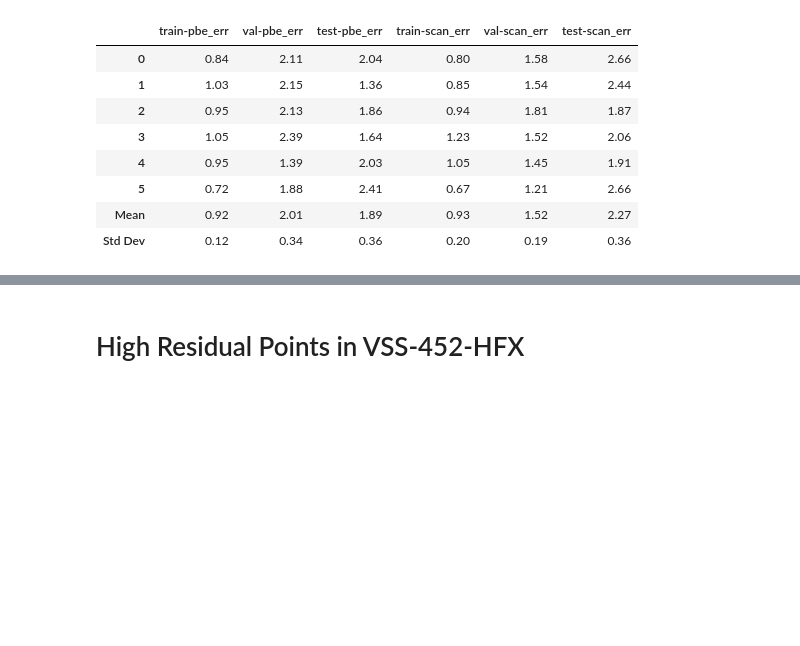
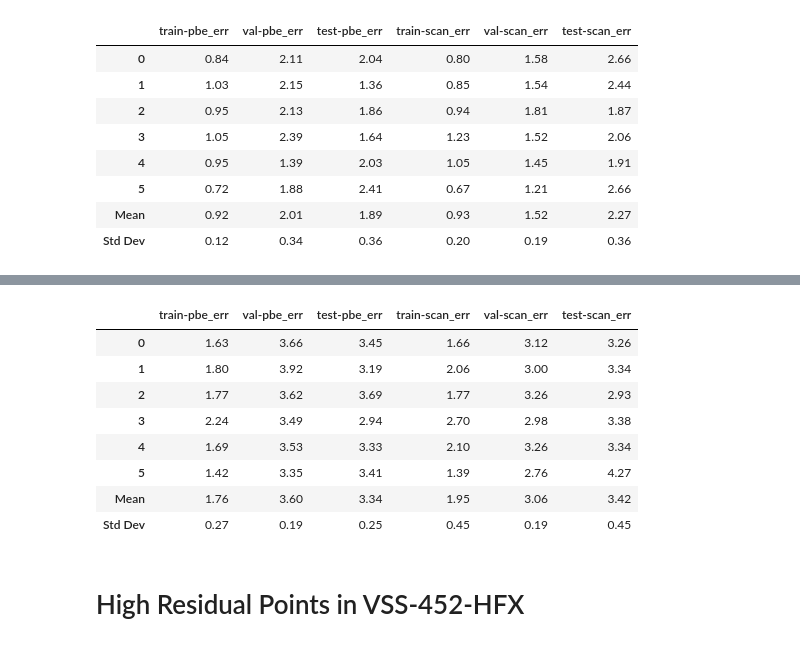
Before and after one commit to hjkgrp/hfx_rec, a Jupyter notebook: ml_training/DF-BP Assessment.ipynb, the cells around one changed output, grey strips where cells are left out. Drawn from its saved outputs; the diff is of its cells as text; code cells hidden in the pictures; blank space fills up the shorter version.

```diff
--- a/ml_training/DF-BP Assessment.ipynb
+++ b/ml_training/DF-BP Assessment.ipynb
@@ -387,3 +387,84 @@ pd.concat([energy_df, mean_row, std_row])
 | 5 | 0.72 | 1.88 | 2.41 | 0.67 | 1.21 | 2.66 |
 | Mean | 0.92 | 2.01 | 1.89 | 0.93 | 1.52 | 2.27 |
 | Std Dev | 0.12 | 0.34 | 0.36 | 0.20 | 0.19 | 0.36 |
+# %%
+#get errors when points with HFX predictions near 0% or near 100% are omitted
+
+#all points with predicted HFX lower than lb or higher than hb will be filtered out
+lb = 10
+ub = 90
+
+energy_df = pd.DataFrame(index=runs, columns=['train-pbe_err', 'val-pbe_err', 'test-pbe_err', 'train-scan_err', 'val-scan_err', 'test-scan_err'])
+
+base_functional = 'pbe0' #'b3lyp', 'pbe0', 'scan0'
+
+train_pbe, train_scan = [0, 0, 0, 0, 0, 0], [0, 0, 0, 0, 0, 0]
+val_pbe, val_scan = [0, 0, 0, 0, 0, 0], [0, 0, 0, 0, 0, 0]
+test_pbe, test_scan = [0, 0, 0, 0, 0, 0], [0, 0, 0, 0, 0, 0]
+
+for run in trange(6):
+    for split in ['train', 'val', 'test']:
+        pred_df = pd.read_csv('DF-BP/' + base_functional + '_opt' + str(run) + '/BP_predictions_hyperparams-' + split + '.csv').set_index('Unnamed: 0')
+        if split == 'test':
+            dataset = 'csd'
+        else:
+            dataset = 'vss'
+
+        if dataset == 'csd':
+            df = csd_76
+            sse_df = csd_sse_df
+            hfx_df = csd_hfx_df
+        elif dataset == 'vss':
+            df = vss_452
+            sse_df = vss_sse_df
+            hfx_df = vss_hfx_df
+
+        pbe_errors = []
+        scan_errors = []
+
+        for struct in pred_df.index.to_list():
+            if dataset == 'csd':
+                reference = csd_76.loc[struct]['dlpno-CCSD_T.vertsse']
+            elif dataset == 'vss':
+                reference = vss_452.loc[struct]['dlpno-CCSD_T.vertsse']
+            else:
+                raise ValueError('Provide a proper reference')
+            pbe_energy = pred_energy(struct, 'pbe', dataset, pred_df)
+            if pbe_energy is not None:
+                #seeing how errors change when structures with high/low predictions are removed
+                if pred_df.loc[struct]['PBE Prediction'] > ub or pred_df.loc[struct]['PBE Prediction'] < lb:
+                    if split == 'train':
+                        train_pbe[run] = train_pbe[run] + 1
+                    elif split == 'val':
+                        val_pbe[run] = val_pbe[run] + 1
+                    else:
+                        test_pbe[run] = test_pbe[run] + 1
+                    continue
+                pbe_errors.append(reference - pbe_energy)
+            scan_energy = pred_energy(struct, 'scan', dataset, pred_df)
+            if scan_energy is not None:
+                #seeing how errors change when structures with high/low predictions are removed
+                if pred_df.loc[struct]['SCAN Prediction'] > ub or pred_df.loc[struct]['SCAN Prediction'] < lb:
+                    if split == 'train':
+                        train_scan[run] = train_scan[run] + 1
+                    elif split == 'val':
+                        val_scan[run] = val_scan[run] + 1
+                    else:
+                        test_scan[run] = test_scan[run] + 1
+                    continue
+                scan_errors.append(reference-scan_energy)
+
+        len(pbe_errors), len(scan_errors)
+        energy_df[split + '-pbe_err'][run] = np.mean(np.abs(np.array(pbe_errors)))
+        energy_df[split + '-scan_err'][run] = np.mean(np.abs(np.array(scan_errors)))
+
+print(f'The average train structs omitted is {np.mean(train_pbe)}, {np.mean(train_scan)} for PBE, SCAN')
+print(f'The average val structs omitted is {np.mean(val_pbe)}, {np.mean(val_scan)} for PBE, SCAN')
+print(f'The average test structs omitted is {np.mean(test_pbe)}, {np.mean(test_scan)} for PBE, SCAN')
+
+mean_row = energy_df.mean().to_frame().T
+std_row = energy_df.std().to_frame().T
+mean_row.index = ['Mean']
+std_row.index = ['Std Dev']
+pd.concat([energy_df, mean_row, std_row])
+# %% [output]
@@ -390,3 +474,12 @@ pd.concat([energy_df, mean_row, std_row])
+|  | train-pbe_err | val-pbe_err | test-pbe_err | train-scan_err | val-scan_err | test-scan_err |
+| 0 | 1.63 | 3.66 | 3.45 | 1.66 | 3.12 | 3.26 |
+| 1 | 1.80 | 3.92 | 3.19 | 2.06 | 3.00 | 3.34 |
+| 2 | 1.77 | 3.62 | 3.69 | 1.77 | 3.26 | 2.93 |
+| 3 | 2.24 | 3.49 | 2.94 | 2.70 | 2.98 | 3.38 |
+| 4 | 1.69 | 3.53 | 3.33 | 2.10 | 3.26 | 3.34 |
+| 5 | 1.42 | 3.35 | 3.41 | 1.39 | 2.76 | 4.27 |
+| Mean | 1.76 | 3.60 | 3.34 | 1.95 | 3.06 | 3.42 |
+| Std Dev | 0.27 | 0.19 | 0.25 | 0.45 | 0.19 | 0.45 |
 # %% [markdown]
 # High Residual Points in VSS-452-HFX
 # %%
```
Also changed, not shown: parts of 4 cells of this notebook, 4 other files.
